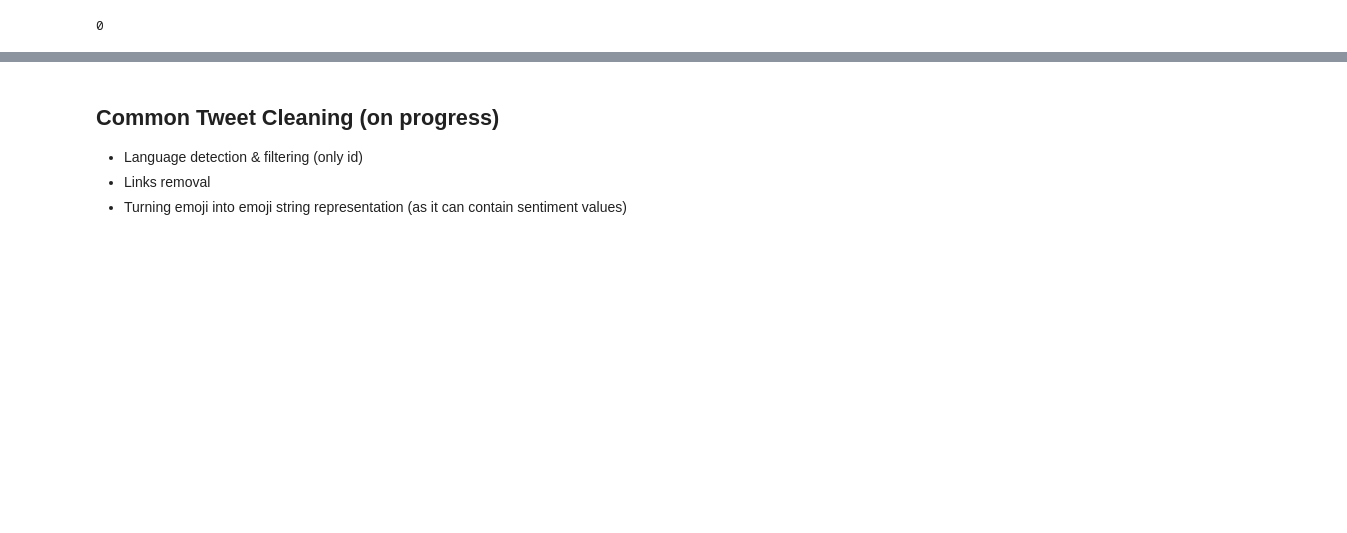
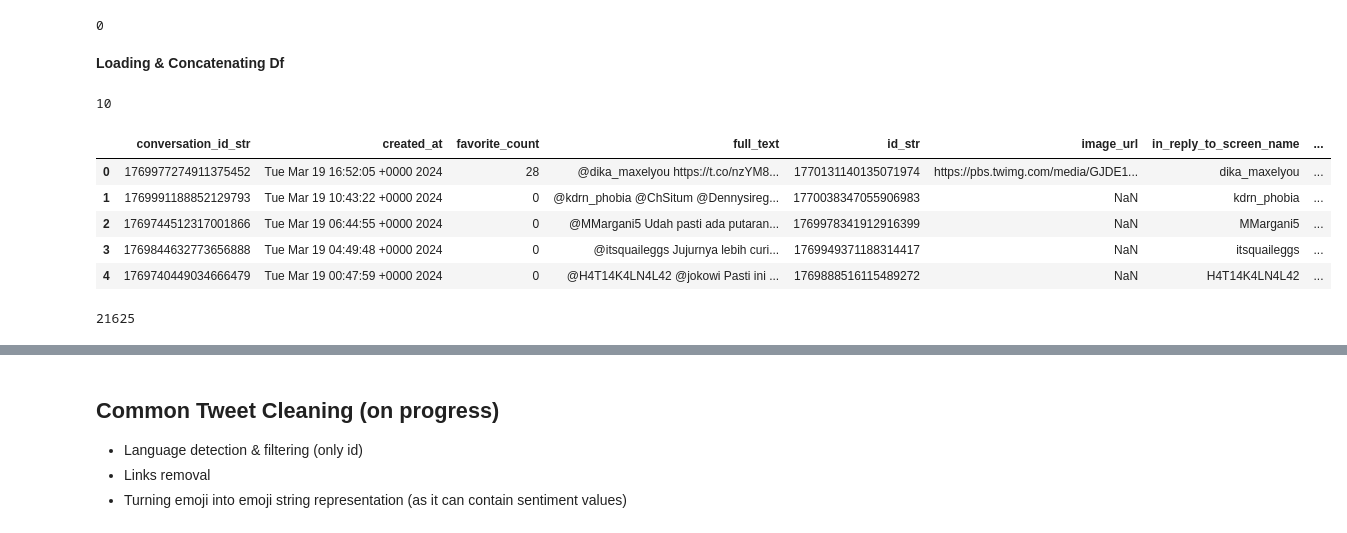
Before and after one commit to Arthdrm/PythonCode, a Jupyter notebook: scrapping-data-viz/data_lab.ipynb, the cells around one changed output, grey strips where cells are left out. Cells and saved outputs as stored; diff of their text form; code cells hidden in the pictures; blank space fills up the shorter version.

```diff
--- a/scrapping-data-viz/data_lab.ipynb
+++ b/scrapping-data-viz/data_lab.ipynb
@@ -75,3 +76,31 @@ df.drop_duplicates(subset=["full_text"], inplace=True)
 df.duplicated(subset=["full_text"]).sum()
 # %% [output]
 0
+# %% [markdown]
+**Loading & Concatenating Df**
+# %%
+folder_path = "tweets-data"
+all_csv_files = glob.glob(folder_path + "/*.csv")
+# %%
+df_list = []
+for filename in all_csv_files:
+    df_temp = pd.read_csv(filename, delimiter=",")
+    df_list.append(df_temp)
+len(df_list)
+# %% [output]
+10
+# %%
+df = pd.concat(df_list)
+df.reset_index(inplace=True, drop=True)
+df.head()
+# %% [output]
+|  | conversation_id_str | created_at | favorite_count | full_text | id_str | image_url | in_reply_to_screen_name | ... |
+| 0 | 1769977274911375452 | Tue Mar 19 16:52:05 +0000 2024 | 28 | @dika_maxelyou https://t.co/nzYM8... | 1770131140135071974 | https://pbs.twimg.com/media/GJDE1... | dika_maxelyou | ... |
+| 1 | 1769991188852129793 | Tue Mar 19 10:43:22 +0000 2024 | 0 | @kdrn_phobia @ChSitum @Dennysireg... | 1770038347055906983 | NaN | kdrn_phobia | ... |
+| 2 | 1769744512317001866 | Tue Mar 19 06:44:55 +0000 2024 | 0 | @MMargani5 Udah pasti ada putaran... | 1769978341912916399 | NaN | MMargani5 | ... |
+| 3 | 1769844632773656888 | Tue Mar 19 04:49:48 +0000 2024 | 0 | @itsquaileggs Jujurnya lebih curi... | 1769949371188314417 | NaN | itsquaileggs | ... |
+| 4 | 1769740449034666479 | Tue Mar 19 00:47:59 +0000 2024 | 0 | @H4T14K4LN4L42 @jokowi Pasti ini ... | 1769888516115489272 | NaN | H4T14K4LN4L42 | ... |
+# %%
+len(df)
+# %% [output]
+21625
```
Also changed, not shown: parts of 18 cells of this notebook, 9 other files.
